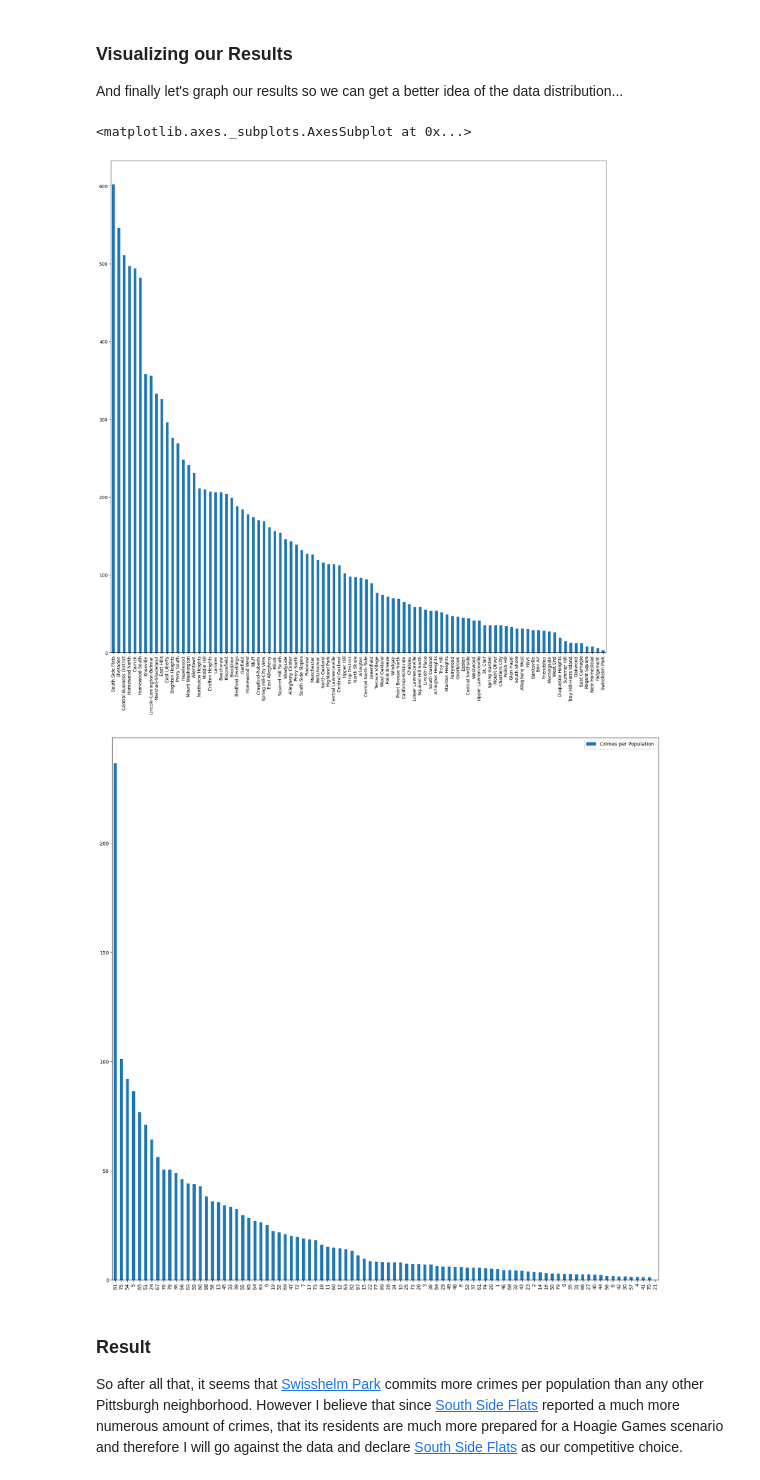
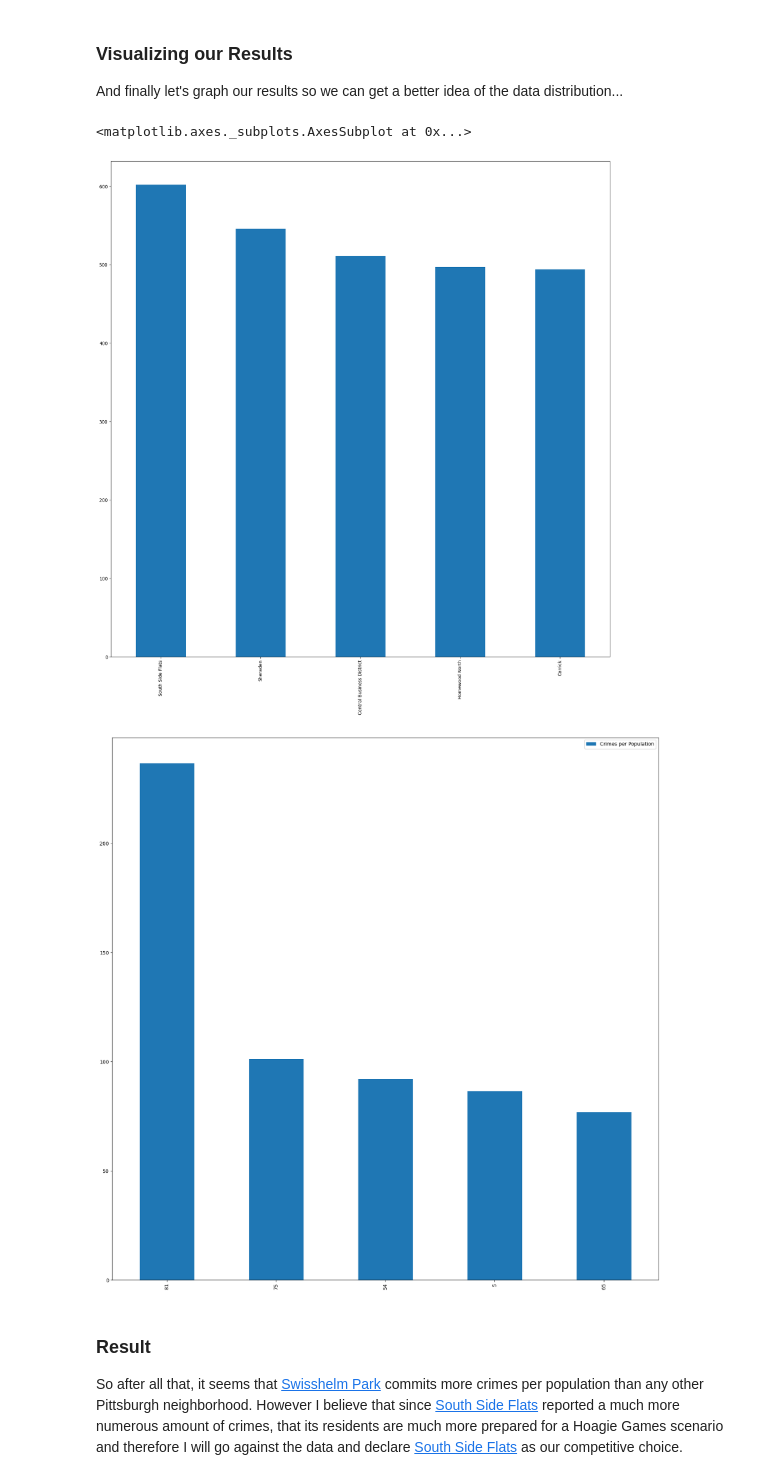
Before and after one commit to ivanbond-tech/CMPINF-Final-Project, a Jupyter notebook: main.ipynb, the cells around one changed output. Drawn from its saved outputs; the diff is of its cells as text; code cells hidden in the pictures.

```diff
--- a/main.ipynb
+++ b/main.ipynb
@@ -295,13 +295,14 @@ population_data.head(15)
 <p>And finally let's graph our results so we can get a better idea of the data distribution...</p>
 # %%
 graph = data["INCIDENTNEIGHBORHOOD"].value_counts()
+graph = graph.head()
 graph.plot(kind="bar", figsize=(20, 20))
 population_data.sort_values(by="Crimes per Population")
-population_data[["Neighborhood", "Crimes per Population"]].plot(kind="bar", figsize=(20, 20))
+population_data[["Neighborhood", "Crimes per Population"]].head(5).plot(kind="bar", figsize=(20, 20))
 # %% [output]
 <matplotlib.axes._subplots.AxesSubplot at 0x...>
-[figure, old version]
+[figure, new version]
-[figure, old version]
+[figure, new version]
 # %% [markdown]
 <h3>Result</h3>
 <p>So after all that, it seems that <a href="#">Swisshelm Park</a> commits more crimes per population than any other Pittsburgh neighborhood. However I believe that since <a href="#">South Side Flats</a> reported a much more numerous amount of crimes, that its residents are much more prepared for a Hoagie Games scenario and therefore I will go against the data and declare <a href="#">South Side Flats</a> as our competitive choice.</p>
```
Also changed, not shown: parts of 2 cells of this notebook.
